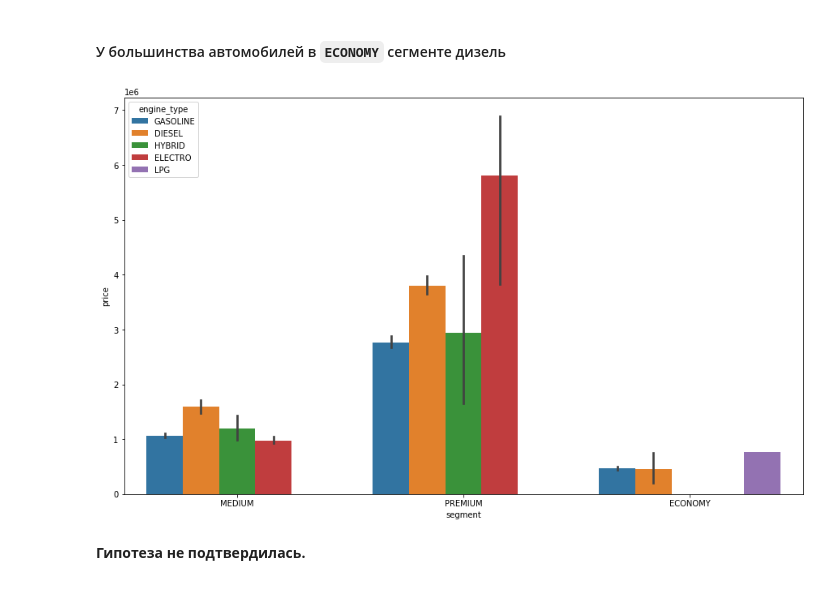
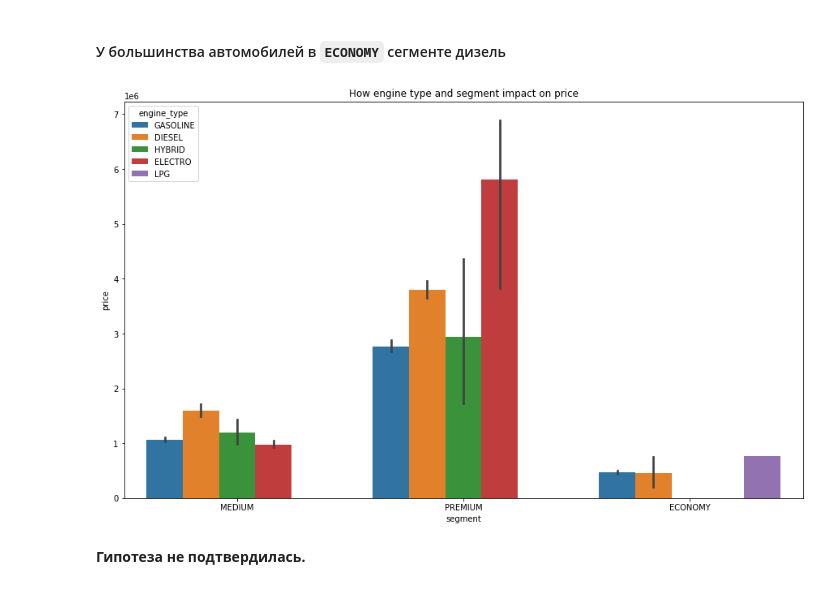
Before and after one commit to ArthurBodrov/autoru_analytics, a Jupyter notebook: Data Exploration.ipynb, the cells around one changed output. Cells and saved outputs as stored; diff of their text form; code cells hidden in the pictures.

```diff
--- a/Data Exploration.ipynb
+++ b/Data Exploration.ipynb
@@ -277,9 +280,10 @@ Segment: ECONOMY, mean value: 99.44
 #### У большинства автомобилей в `ECONOMY` сегменте дизель
 # %%
 plt.figure(figsize=(15,9))
-sns.barplot(data=cars, y='price', x='segment', hue='engine_type');
+segment_engine_bar = sns.barplot(data=cars, y='price', x='segment', hue='engine_type');
+segment_engine_bar.set_title("How engine type and segment impact on price");
 # %% [output]
-[figure, old version]
+[figure, new version]
 # %% [markdown]
 **Гипотеза не подтвердилась.**
 # %% [markdown]
```
Also changed, not shown: parts of 11 cells of this notebook.
